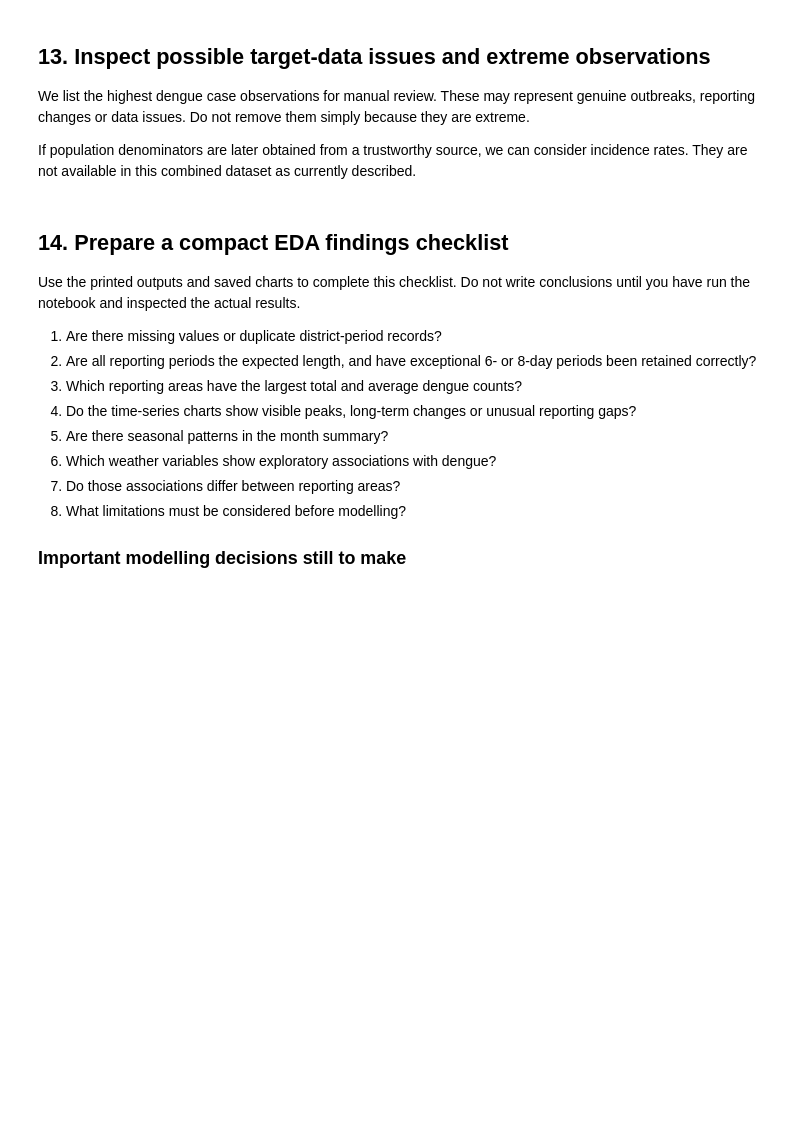
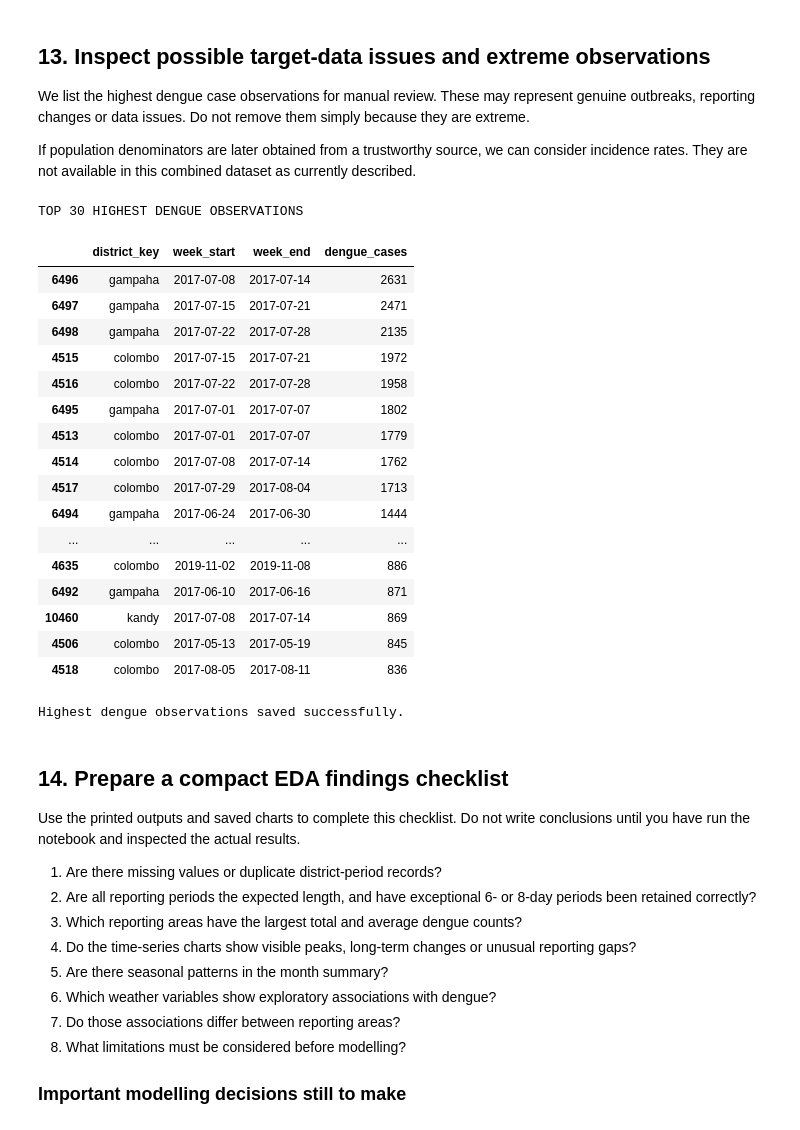
Before and after one commit to PHGNKavindya/RiskWeave, a Jupyter notebook: notebooks/05_combined_dengue_weather_eda.ipynb, the cells around one changed output. Drawn from its saved outputs; the diff is of its cells as text; code cells hidden in the pictures; blank space fills up the shorter version.

```diff
--- a/notebooks/05_combined_dengue_weather_eda.ipynb
+++ b/notebooks/05_combined_dengue_weather_eda.ipynb
@@ -388,14 +677,54 @@ We list the highest dengue case observations for manual review. These may repres
 
 If population denominators are later obtained from a trustworthy source, we can consider incidence rates. They are not available in this combined dataset as currently described.
 # %%
+
+# Find the 30 highest weekly dengue case observations
+
 top_case_rows = (
-    df.sort_values("dengue_cases", ascending=False)
-      [["area", "week_start", "week_end", "dengue_cases"]]
-      .head(30)
+    df.sort_values(
+        "dengue_cases",
+        ascending=False
+    )
+    [[
+        "district_key",
+        "week_start",
+        "week_end",
+        "dengue_cases"
+    ]]
+    .head(30)
 )
 
+print("TOP 30 HIGHEST DENGUE OBSERVATIONS")
+
 display(top_case_rows)
-top_case_rows.to_csv(EDA_DIR / "eda_highest_dengue_observations_review.csv", index=False)
+
+# Save results
+top_case_rows.to_csv(
+    EDA_DIR / "eda_highest_dengue_observations_review.csv",
+    index=False
+)
+
+print("Highest dengue observations saved successfully.")
+# %% [output]
+TOP 30 HIGHEST DENGUE OBSERVATIONS
+|  | district_key | week_start | week_end | dengue_cases |
+| 6496 | gampaha | 2017-07-08 | 2017-07-14 | 2631 |
+| 6497 | gampaha | 2017-07-15 | 2017-07-21 | 2471 |
+| 6498 | gampaha | 2017-07-22 | 2017-07-28 | 2135 |
+| 4515 | colombo | 2017-07-15 | 2017-07-21 | 1972 |
+| 4516 | colombo | 2017-07-22 | 2017-07-28 | 1958 |
+| 6495 | gampaha | 2017-07-01 | 2017-07-07 | 1802 |
+| 4513 | colombo | 2017-07-01 | 2017-07-07 | 1779 |
+| 4514 | colombo | 2017-07-08 | 2017-07-14 | 1762 |
+| 4517 | colombo | 2017-07-29 | 2017-08-04 | 1713 |
+| 6494 | gampaha | 2017-06-24 | 2017-06-30 | 1444 |
+| ... | ... | ... | ... | ... |
+| 4635 | colombo | 2019-11-02 | 2019-11-08 | 886 |
+| 6492 | gampaha | 2017-06-10 | 2017-06-16 | 871 |
+| 10460 | kandy | 2017-07-08 | 2017-07-14 | 869 |
+| 4506 | colombo | 2017-05-13 | 2017-05-19 | 845 |
+| 4518 | colombo | 2017-08-05 | 2017-08-11 | 836 |
+Highest dengue observations saved successfully.
 # %% [markdown]
 ## 14. Prepare a compact EDA findings checklist
 
```
Also changed, not shown: parts of 14 cells of this notebook, 32 other files.
